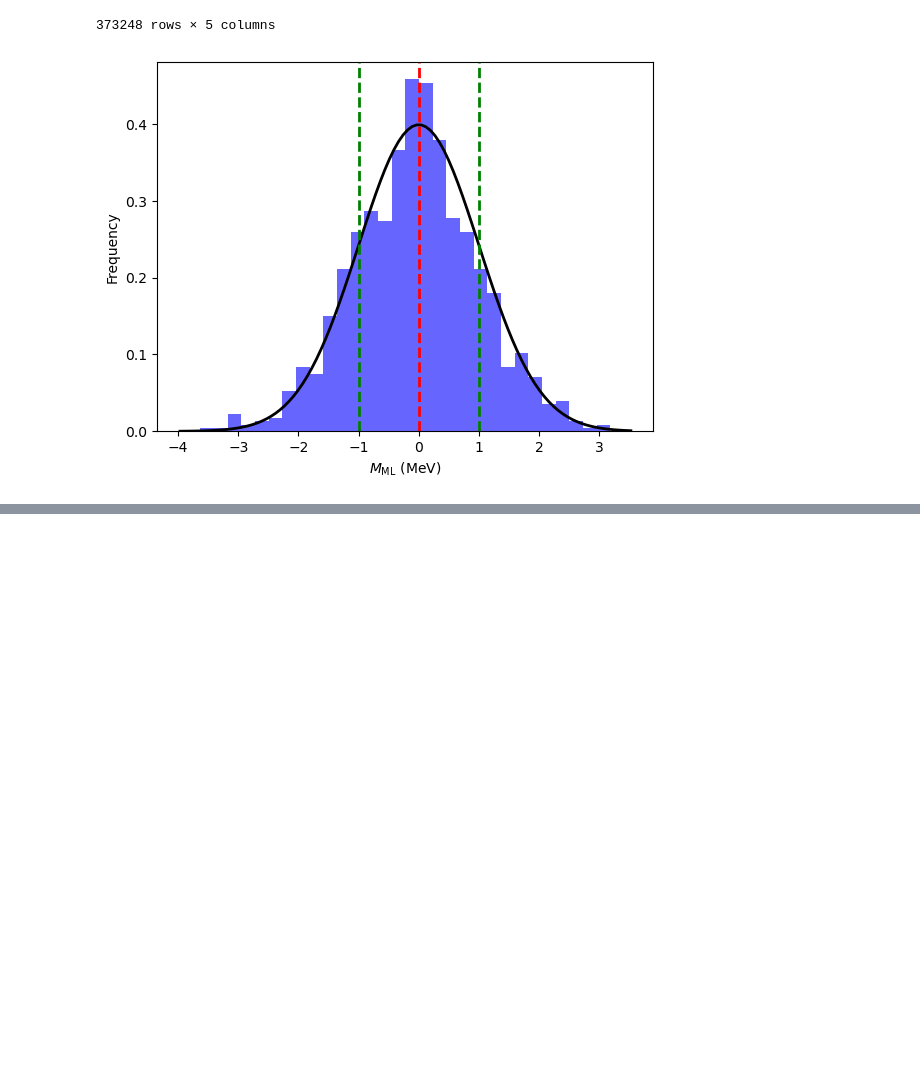
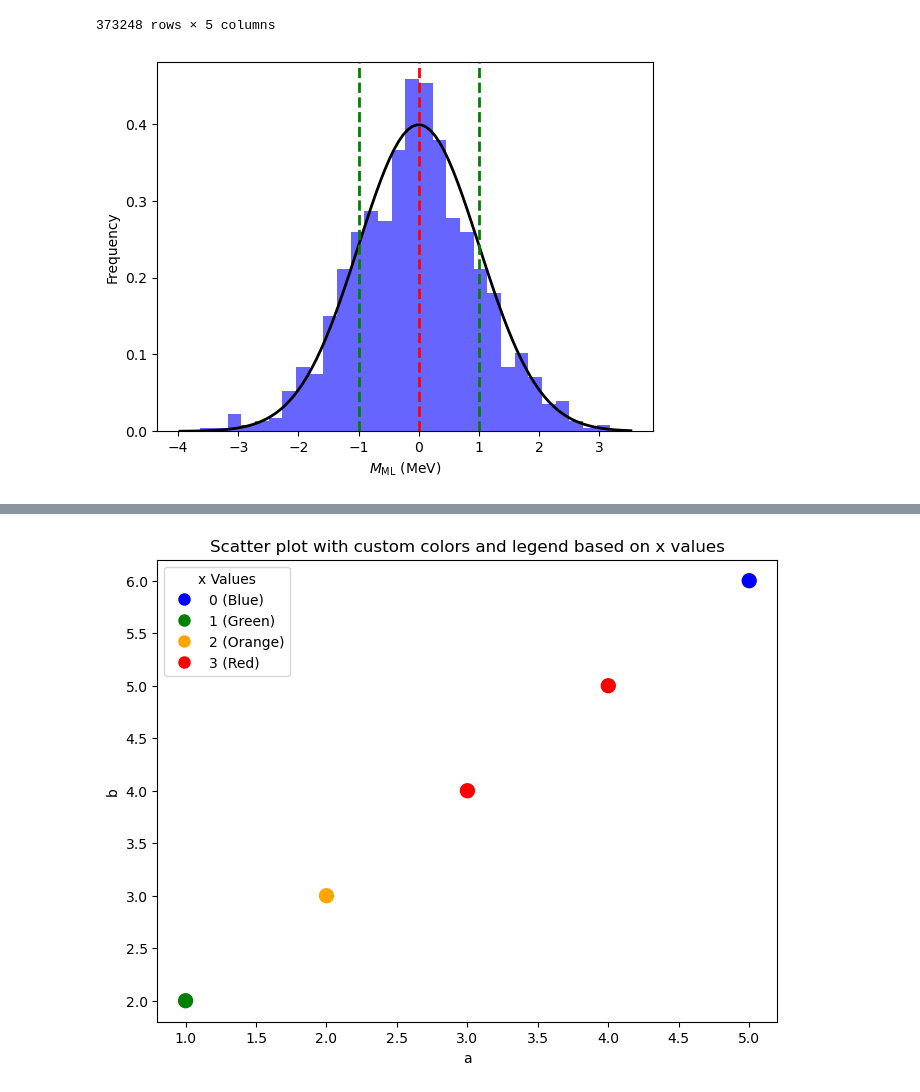
Before and after one commit to mzyudhistira/BSk24-Emu, a Jupyter notebook: quick_analysis.ipynb, the cells around one changed output, grey strips where cells are left out. Drawn from its saved outputs; the diff is of its cells as text; code cells hidden in the pictures; blank space fills up the shorter version.

```diff
--- a/quick_analysis.ipynb
+++ b/quick_analysis.ipynb
@@ -352,0 +436,56 @@ plt.show()
+# %%
+import pandas as pd
+import numpy as np
+import matplotlib.pyplot as plt
+import matplotlib.colors as mcolors
+
+# Example DataFrame
+df = pd.DataFrame(
+    {"a": [1, 2, 3, 4, 5], "b": [2, 3, 4, 5, 6], "x": [1.5, 2.7, 3.2, 4.8, -1.3]}
+)
+
+# Apply floor function and clip values to the range [0, 3]
+df["x"] = np.floor(df["x"]).clip(0, 3)
+
+# Define custom colors for each value of x
+color_map = {0: "blue", 1: "green", 2: "orange", 3: "red"}
+
+# Create a new column for the colors based on 'x' values
+df["color"] = df["x"].map(color_map)
+
+# Create a scatter plot
+plt.figure(figsize=(8, 6))
+
+# Scatter plot using the manually assigned colors
+scatter = plt.scatter(df["a"], df["b"], c=df["color"], s=100)
+
+# Add custom legend for the color mapping
+import matplotlib.lines as mlines
+
+legend_labels = ["0 (Blue)", "1 (Green)", "2 (Orange)", "3 (Red)"]
+legend_handles = [
+    mlines.Line2D(
+        [0], [0], marker="o", color="w", markerfacecolor="blue", markersize=10
+    ),
+    mlines.Line2D(
+        [0], [0], marker="o", color="w", markerfacecolor="green", markersize=10
+    ),
+    mlines.Line2D(
+        [0], [0], marker="o", color="w", markerfacecolor="orange", markersize=10
+    ),
+    mlines.Line2D(
+        [0], [0], marker="o", color="w", markerfacecolor="red", markersize=10
+    ),
+]
+
+plt.legend(legend_handles, legend_labels, title="x Values")
+
+# Label the axes
+plt.xlabel("a")
+plt.ylabel("b")
+
+# Show the plot
+plt.title("Scatter plot with custom colors and legend based on x values")
+plt.show()
+# %% [output]
+[figure, added]
```
Also changed, not shown: parts of 19 cells of this notebook, 7 other files.
